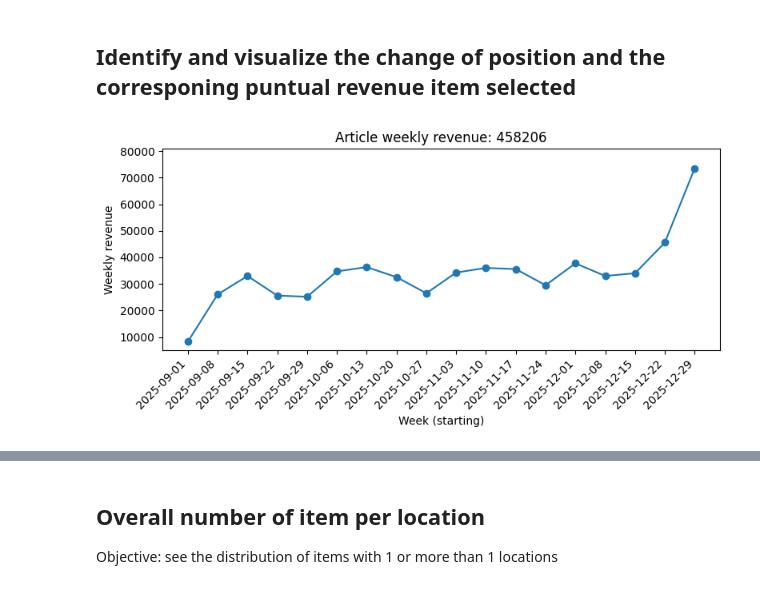
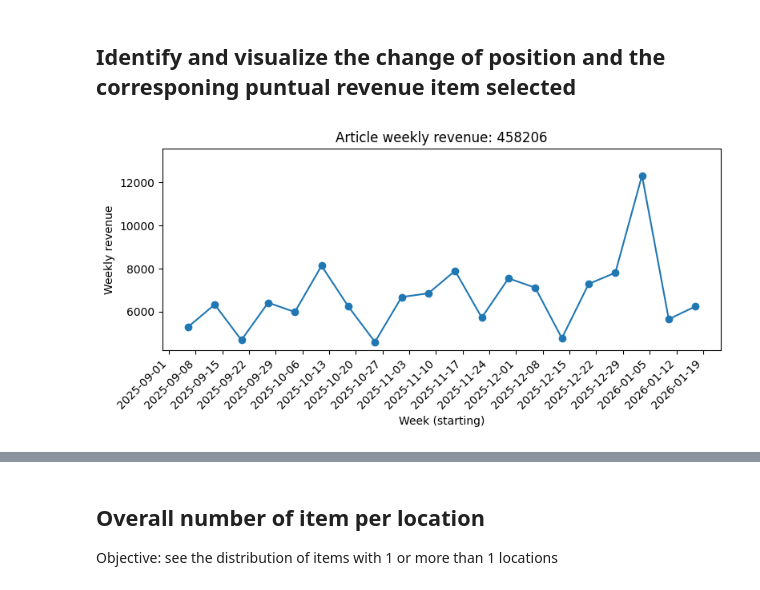
Before and after one commit to slovecchio/pmp_analysis_repo, a Jupyter notebook: Analysis_Jan_26/ArticleSingleLocationExploration.ipynb, the cells around one changed output, grey strips where cells are left out. Saved outputs shown, nothing was run; the diff lists cells and outputs as text; code cells hidden in the pictures.

```diff
--- a/Analysis_Jan_26/ArticleSingleLocationExploration.ipynb
+++ b/Analysis_Jan_26/ArticleSingleLocationExploration.ipynb
@@ -313,10 +459,8 @@ sales_art_ts.loc[sales_art_ts.article_id==69768].head()
 # %%
-sales_art_weekly_ts = sales_art_ts.set_index('date')\
-                                    .groupby([pd.Grouper(freq='W-MON'), 'article_id'])\
-                                    .agg({"revenue":"sum","item_quantity":"sum"})\
-                                    .reset_index()\
-                                    .rename(columns={"revenue": "article_revenue_weekly",
-                                                    "item_quantity": "item_quantity_weekly"})
-# sales_art_ts["revenue_perc"] = round(sales_art_ts["revenue"]/sales_art_ts["daily_sto_revenue"],6)*100
-# sales_art_ts["quantity_perc"] = round(sales_art_ts["item_quantity"]/sales_art_ts["daily_sto_quantity"],6)*100
+#sales_art_weekly_ts = sales_art_ts.set_index('date')\
+ #                                   .groupby([pd.Grouper(freq='W-SUN'), 'article_id'])\
+ #                                   .agg({"revenue":"sum","item_quantity":"sum"})\
+  #                                  .reset_index()\
+   #                                 .rename(columns={"revenue": "article_revenue_weekly",
+   #                                                 "item_quantity": "item_quantity_weekly"})
 # %%
@@ -330,8 +474,8 @@ loc_week = loc_week.set_index("date").groupby([pd.Grouper(freq='W-MON'), 'articl
 # %%
-article_weekly = sales_art_weekly_ts.merge(loc_week,how="left", on=["date", "article_id"])
-article_weekly = article_weekly.merge(sales_sto_weekly,how="left", on=["date"])
-article_weekly["revenue_perc"] = round(article_weekly["article_revenue_weekly"]/article_weekly["weekly_sto_revenue"],6)*100
-article_weekly["item_quantity_perc"] = round(article_weekly["item_quantity_weekly"]/article_weekly["weekly_sto_quantity"],6)*100
+#article_weekly = sales_art_weekly_ts.merge(loc_week,how="left", on=["date", "article_id"])
+#article_weekly = article_weekly.merge(sales_sto_weekly,how="left", on=["date"])
+#article_weekly["revenue_perc"] = round(article_weekly["article_revenue_weekly"]/article_weekly["weekly_sto_revenue"],6)*100
+#article_weekly["item_quantity_perc"] = round(article_weekly["item_quantity_weekly"]/article_weekly["weekly_sto_quantity"],6)*100
 # %%
 # article_weekly.to_csv("article_weekly.csv", index=False)
 article_weekly.sort_values(by="revenue_perc", ascending=False).head(50)
@@ -709,9 +864,14 @@ import matplotlib.pyplot as plt
 import matplotlib.dates as mdates
 import pandas as pd
 
-#ARTICLE = 10600756 #60143992
-ARTICLE = 458206
-end_date = "2025-12-31"   # <-- up to this day
+#ARTICLE = 60143992 #10600756 #60143992
+#ARTICLE = 458206
+## try articles conter exampl
+#ARTICLE = 458206
+
+
+ARTICLE =  458206 #30102974
+end_date = "2026-01-20"   # <-- up to this day
 
 # ---------- 1) weekly series ----------
 w = article_weekly.loc[article_weekly["article_id"] == ARTICLE, ["date", "article_revenue_weekly"]].copy()
@@ -726,38 +886,38 @@ d = sales_art_ts.loc[sales_art_ts["article_id"] == ARTICLE, ["date", "sales_loca
 d["date"] = pd.to_datetime(d["date"])
 d = d.sort_values("date")
 
 # keep only daily rows up to end_date (so changes after are not shown)
 d = d[d["date"] <= pd.to_datetime(end_date)].copy()
 
 d["loc"] = d["sales_location_id"].astype(str).str.upper().str.extract(r"(M\d{2}[A-Z]\d{2})")[0]
 change_dates = d.loc[d["loc"].ne(d["loc"].shift()) & d["loc"].notna() & d["loc"].shift().notna(), "date"]
 
 # map change date -> week start (Monday)
-change_weeks = change_dates.dt.to_period("W-MON").dt.start_time.unique()
+change_weeks = change_dates.dt.to_period("W-SAT").dt.start_time.unique()
 
 # ---------- 3) plot weekly + vertical lines ----------
 fig, ax = plt.subplots(figsize=(8, 4))
 ax.plot(w["date"], w["article_revenue_weekly"], marker="o")
 
 ymax = w["article_revenue_weekly"].max()
 
-for cw in change_weeks:
-    ax.axvline(cw, linestyle="--", linewidth=1, alpha=0.8)
-    ax.text(pd.to_datetime(cw) - pd.Timedelta(days=1), ymax * 0.6,
-            pd.to_datetime(cw).strftime("%Y-%m-%d"),
-            rotation=90, va="bottom", ha="center", fontsize=8)
+#for cw in change_weeks:
+#    ax.axvline(cw, linestyle="--", linewidth=1, alpha=0.8)
+#    ax.text(pd.to_datetime(cw) - pd.Timedelta(days=1), ymax * 0.6,
+#            pd.to_datetime(cw).strftime("%Y-%m-%d"),
+ #           rotation=90, va="bottom", ha="center", fontsize=8)
 
 ax.xaxis.set_major_locator(mdates.WeekdayLocator(byweekday=mdates.MO, interval=1))
 ax.xaxis.set_major_formatter(mdates.DateFormatter("%Y-%m-%d"))
 fig.autofmt_xdate(rotation=45, ha="right")
 
 ax.set_xlabel("Week (starting)")
 ax.set_ylabel("Weekly revenue")
 ax.set_title(f"Article weekly revenue: {ARTICLE}")
 ax.set_ylim(top=ymax * 1.1)
 
 plt.tight_layout()
 plt.show()
 # %% [output]
-[figure, old version]
+[figure, new version]
 # %%
```
Also changed, not shown: parts of 36 cells of this notebook.
